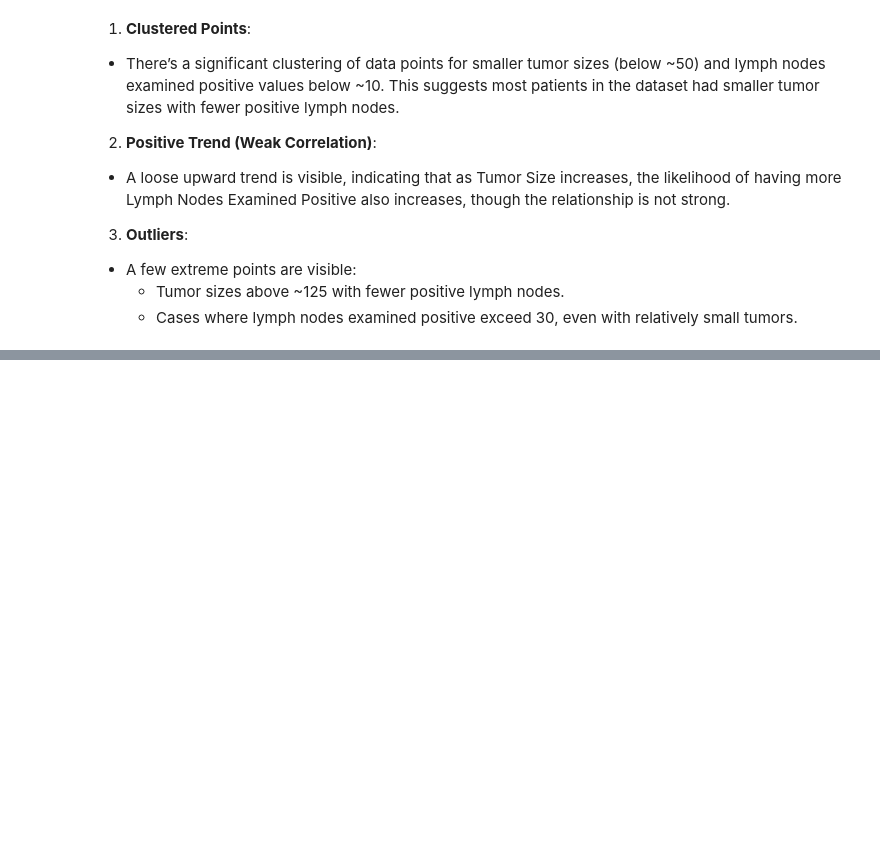
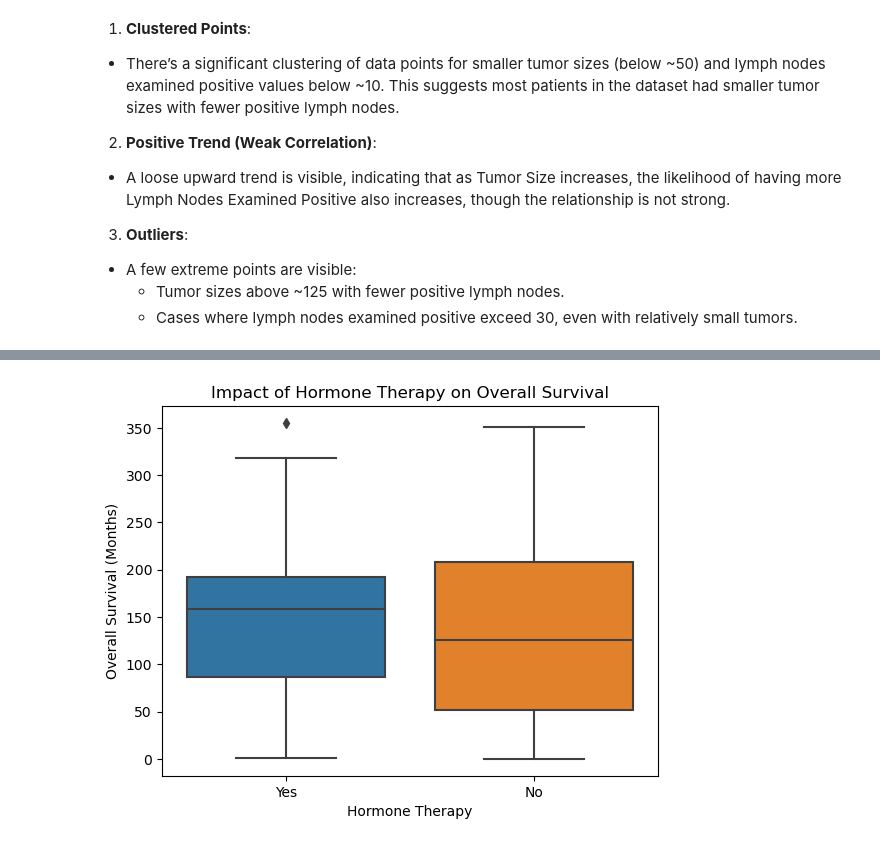
Before and after one commit to sowmyamaddali/Breast-Cancer--METABRIC, a Jupyter notebook: notebooks/eda_analysis.ipynb, the cells around one changed output, grey strips where cells are left out. Saved outputs shown, nothing was run; the diff lists cells and outputs as text; code cells hidden in the pictures; blank space fills up the shorter version.

```diff
--- a/notebooks/eda_analysis.ipynb
+++ b/notebooks/eda_analysis.ipynb
@@ -439,0 +456,6 @@ plt.show()
+# %%
+sns.boxplot(x=data['Hormone Therapy'], y=data['Overall Survival (Months)'])
+plt.title("Impact of Hormone Therapy on Overall Survival")
+plt.show()
+# %% [output]
+[figure, added]
```
Also changed, not shown: parts of 28 cells of this notebook.
